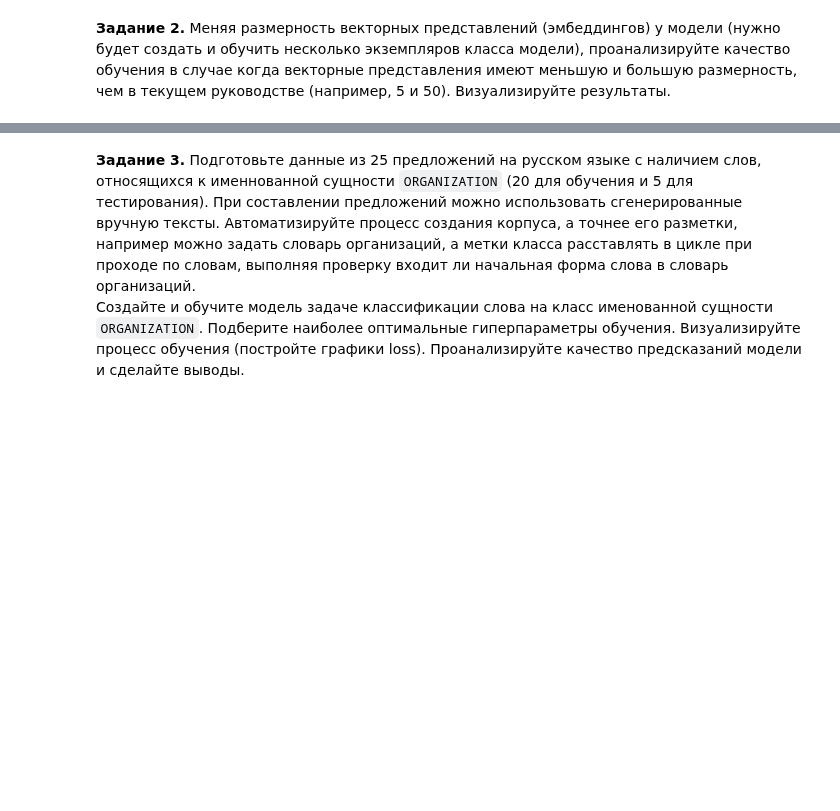
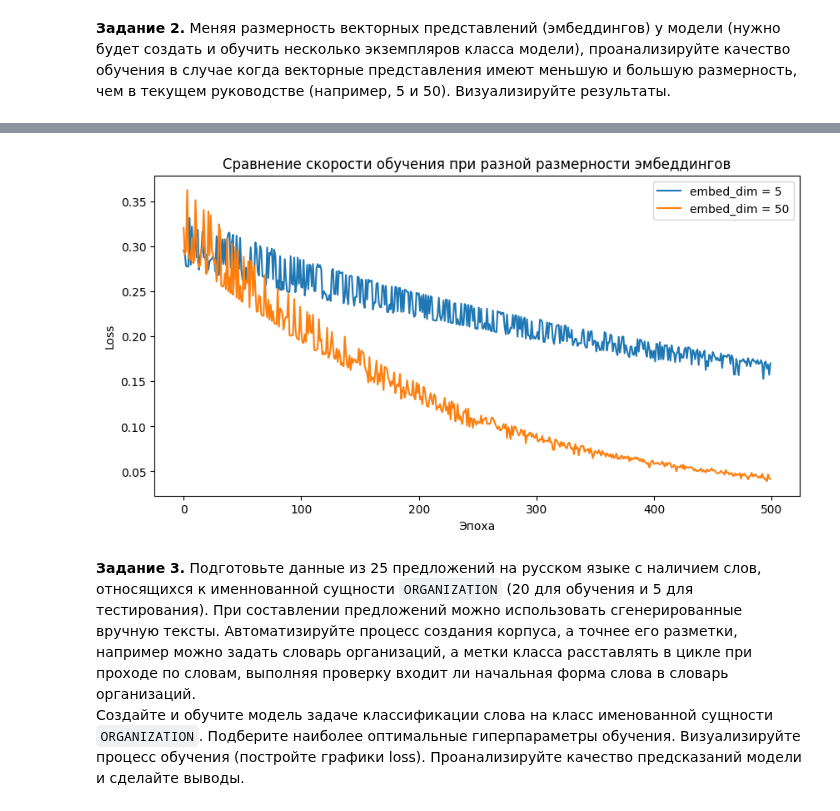
Before and after one commit to 11qfour/automatic-text-processing, a Jupyter notebook: nlp_lab_5 (2026).ipynb, the cells around one changed output, grey strips where cells are left out. Saved outputs shown, nothing was run; the diff lists cells and outputs as text; code cells hidden in the pictures; blank space fills up the shorter version.

```diff
--- a/nlp_lab_5 (2026).ipynb
+++ b/nlp_lab_5 (2026).ipynb
@@ -549,2 +566,32 @@ tensor([[0.6966, 0.1081, 0.3965, 0.0579, 0.0636, 0.4891]],
 # %% [markdown]
 **Задание 2.** Меняя размерность векторных представлений (эмбеддингов) у модели (нужно будет создать и обучить несколько экземпляров класса модели), проанализируйте качество обучения в случае когда векторные представления имеют меньшую и большую размерность, чем в текущем руководстве (например, 5 и 50). Визуализируйте результаты.
+# %%
+def train(loss_function, optimizer, model, loader, num_epochs=10000):
+  history = []
+  for epoch in range(num_epochs):
+    epoch_loss = train_epoch(loss_function, optimizer, model, loader)
+    history.append(epoch_loss)
+    if epoch % 100 == 0: print(f"Value loss on {epoch} is {epoch_loss}")
+  return history #список суммарных ошибок по эпохам
+# %%
+'''model_hyperparameters = {
+    "batch_size": 4,
+    "window_size": 2,
+    "embed_dim": 5,
+    "hidden_dim": 25,
+    "freeze_embeddings": False,
+}'''
+
+results = {} # сохранение loss по эпохам для разных embed_dim
+
+for dim in [5, 50]:
+    print(f"Обучаем модель с embed_dim = {dim}")
+
+    model_hyperparameters["embed_dim"] = dim
+
+    model = WordWindowClassifier(model_hyperparameters, vocab_size)
+    optimizer = torch.optim.SGD(model.parameters(), lr=0.01)
+
+    history = train(loss_function, optimizer, model, loader, num_epochs=500)
+
+    results[dim] = history
@@ -550,0 +611,13 @@ tensor([[0.6966, 0.1081, 0.3965, 0.0579, 0.0636, 0.4891]],
+# %%
+import matplotlib.pyplot as plt
+
+plt.figure(figsize=(10, 5))
+plt.plot(results[5], label='embed_dim = 5')
+plt.plot(results[50], label='embed_dim = 50')
+plt.xlabel('Эпоха')
+plt.ylabel('Loss')
+plt.legend()
+plt.title('Сравнение скорости обучения при разной размерности эмбеддингов')
+plt.show()
+# %% [output]
+[figure, added]
```
Also changed, not shown: parts of 26 cells of this notebook.
